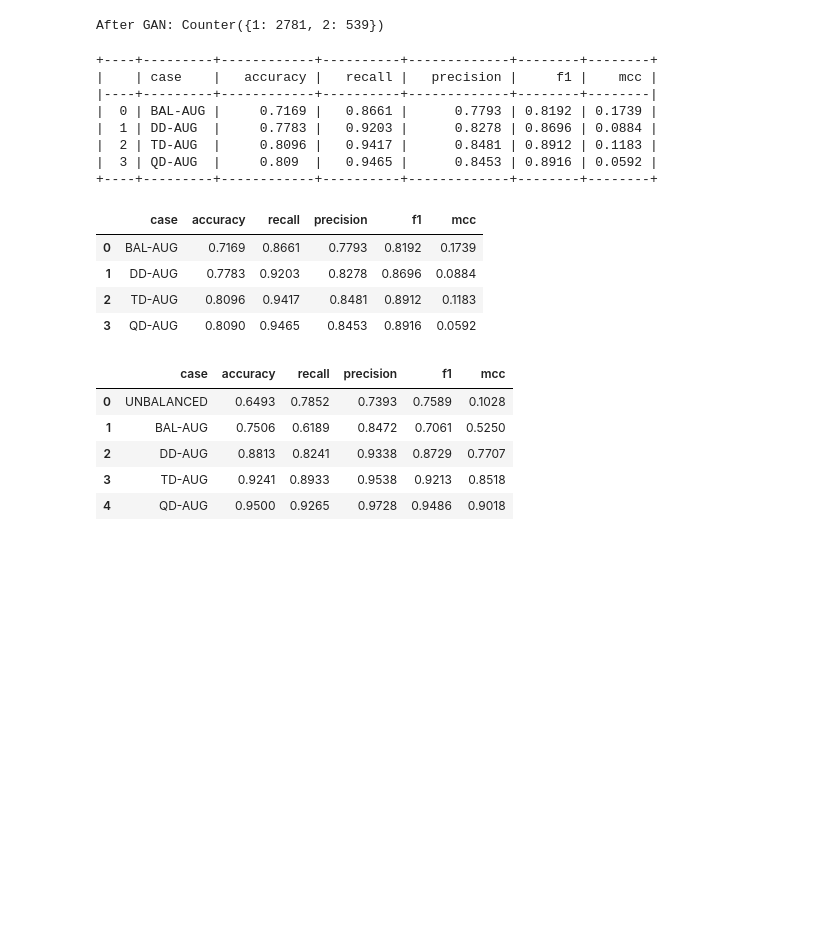
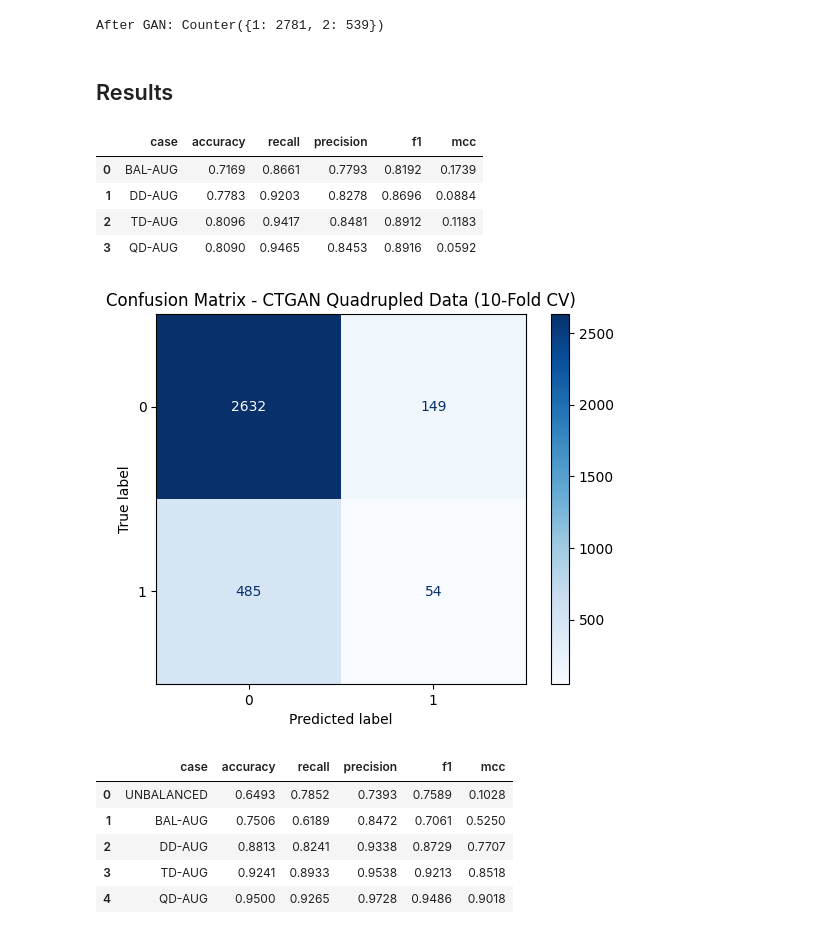
Before and after one commit to EmmanuelNiyi/Replication-of-Liver-Disease-Classification, a Jupyter notebook: replication-and-evaluation-of-tabular-data-augment.ipynb, the cells around one changed output. Saved outputs shown, nothing was run; the diff lists cells and outputs as text; code cells hidden in the pictures; blank space fills up the shorter version.

```diff
--- a/replication-and-evaluation-of-tabular-data-augment.ipynb
+++ b/replication-and-evaluation-of-tabular-data-augment.ipynb
@@ -500,18 +500,8 @@ y = quad_data.Selector
 print("After GAN:", Counter(y))
 # %% [output]
 After GAN: Counter({1: 2781, 2: 539})
-# %%
-from tabulate import tabulate
-print(tabulate(gan_results, headers="keys", tablefmt="psql"))
-# %% [output]
-+----+---------+------------+----------+-------------+--------+--------+
-|    | case    |   accuracy |   recall |   precision |     f1 |    mcc |
-|----+---------+------------+----------+-------------+--------+--------|
-|  0 | BAL-AUG |     0.7169 |   0.8661 |      0.7793 | 0.8192 | 0.1739 |
-|  1 | DD-AUG  |     0.7783 |   0.9203 |      0.8278 | 0.8696 | 0.0884 |
-|  2 | TD-AUG  |     0.8096 |   0.9417 |      0.8481 | 0.8912 | 0.1183 |
-|  3 | QD-AUG  |     0.809  |   0.9465 |      0.8453 | 0.8916 | 0.0592 |
-+----+---------+------------+----------+-------------+--------+--------+
+# %% [markdown]
+## Results
 # %%
 gan_results.head()
 # %% [output]
@@ -520,6 +510,25 @@ gan_results.head()
 | 1 | DD-AUG | 0.7783 | 0.9203 | 0.8278 | 0.8696 | 0.0884 |
 | 2 | TD-AUG | 0.8096 | 0.9417 | 0.8481 | 0.8912 | 0.1183 |
 | 3 | QD-AUG | 0.8090 | 0.9465 | 0.8453 | 0.8916 | 0.0592 |
+# %%
+# Calculate and display confusion matrix
+from sklearn.model_selection import cross_val_predict
+from sklearn.metrics import confusion_matrix, ConfusionMatrixDisplay
+import matplotlib.pyplot as plt
+
+# Get predictions using cross-validation
+y_pred = cross_val_predict(ilp_model, X, y, cv=10)
+
+# Calculate confusion matrix
+cm = confusion_matrix(y, y_pred)
+
+# Display confusion matrix
+disp = ConfusionMatrixDisplay(confusion_matrix=cm)
+disp.plot(cmap='Blues')
+plt.title('Confusion Matrix - CTGAN Quadrupled Data (10-Fold CV)')
+plt.show()
+# %% [output]
+[figure, added]
 # %%
 smote_results.head()
 # %% [output]
```
Also changed, not shown: parts of 5 cells of this notebook.
